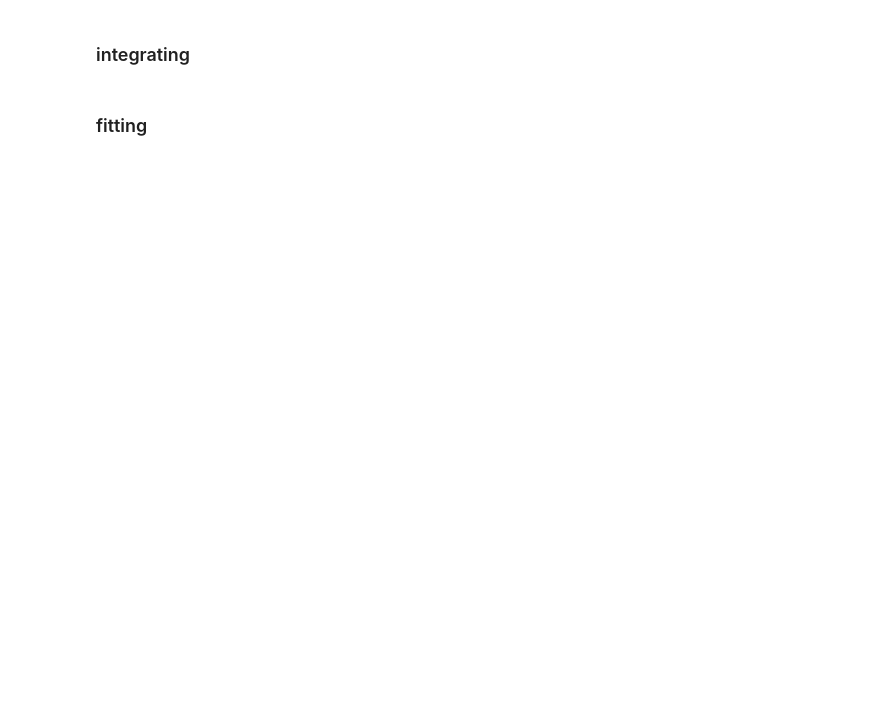
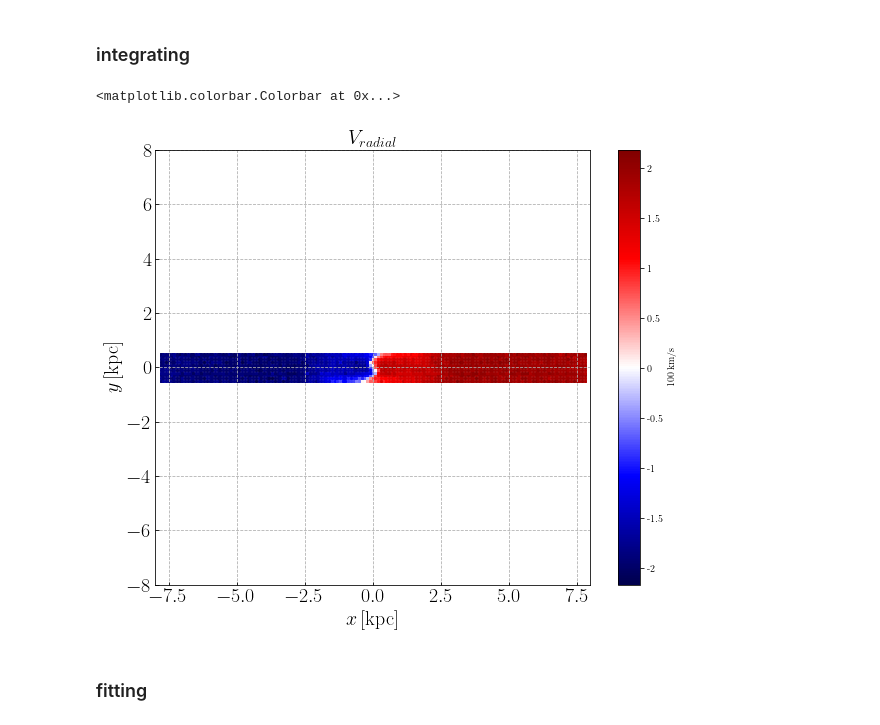
Before and after one commit to olgaborodina/pattern_speed, a Jupyter notebook: TW_method_pybar.ipynb, the cells around one changed output. Drawn from its saved outputs; the diff is of its cells as text; code cells hidden in the pictures; blank space fills up the shorter version.

```diff
--- a/TW_method_pybar.ipynb
+++ b/TW_method_pybar.ipynb
@@ -84 +80,23 @@ bar = pybar.mybar(Flux=RHO_array_sym, Flux_err=RHO_err_array,
+# %%
+fig, ax = plt.subplots(figsize=(10, 8))
+
+# levels = np.linspace(np.nanmin(VR_array), np.nanmax(VR_array), 101)
+# norm = mc.BoundaryNorm(levels, 256)
+
+sc = ax.scatter(bar.X_lon, bar.Y_lon, c=bar.Vel_s,
+                cmap='seismic', marker='s', s=4)
+ax.grid(ls='dashed')
+ax.tick_params(labelsize=20, direction='in')
+ax.set_xlabel(r'$x\, \rm [kpc]$', fontsize=20)
+ax.set_ylabel(r'$y\, \rm [kpc]$', fontsize=20)
+ax.set_ylim(-8, 8)
+ax.set_xlim(-8, 8)
+ax.set_aspect('1')
+ax.set_title(r'$V_{radial}$', fontsize=20)
+plt.colorbar(sc, format='%g', label=r'$\rm 100\, km/s$')
+#plt.savefig(FIG_DIR / f'VLOS_pixel_{np.round(np.rad2deg(i), 0)}_{np.round(np.rad2deg(beta), 0)}.png',
+#            bbox_inches='tight', dpi=300)
+# %% [output]
+<matplotlib.colorbar.Colorbar at 0x...>
+[figure, added]
 # %%
```
Also changed, not shown: parts of 20 cells of this notebook, 2 other files.
